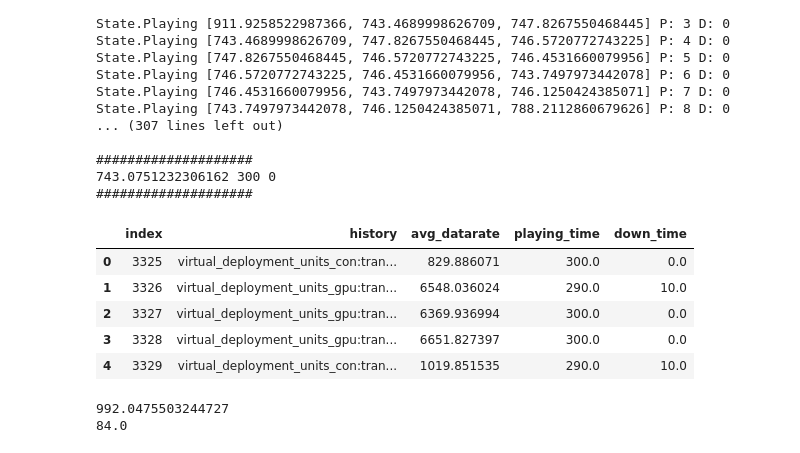
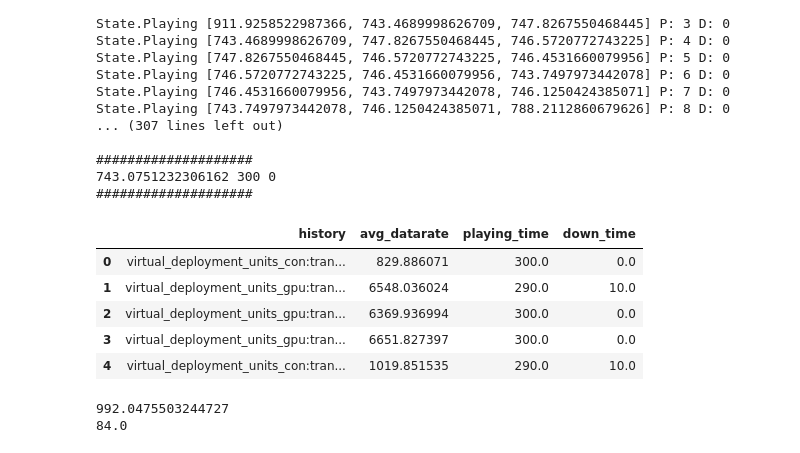
Before and after one commit to CN-UPB/Pishahang, a Jupyter notebook: pish-examples/experiment-client/app/vlc_experiment_client.ipynb, the cells around one changed output. Drawn from its saved outputs; the diff is of its cells as text; code cells hidden in the pictures.

```diff
--- a/pish-examples/experiment-client/app/vlc_experiment_client.ipynb
+++ b/pish-examples/experiment-client/app/vlc_experiment_client.ipynb
@@ -335,15 +336,16 @@ State.Playing [743.7497973442078, 746.1250424385071, 788.2112860679626] P: 8 D:
 743.0751232306162 300 0
 ####################
 # %%
+history_trace = history_trace.drop('index', axis=1)
 history_trace.to_csv('./data/{}_{}m_history_qos_results.csv'.format(EXPERIMENT_START_TIME, LOOK_AHEAD))
 history_trace.head()
 # %% [output]
-|  | index | history | avg_datarate | playing_time | down_time |
-| 0 | 3325 | virtual_deployment_units_con:tran... | 829.886071 | 300.0 | 0.0 |
-| 1 | 3326 | virtual_deployment_units_gpu:tran... | 6548.036024 | 290.0 | 10.0 |
-| 2 | 3327 | virtual_deployment_units_gpu:tran... | 6369.936994 | 300.0 | 0.0 |
-| 3 | 3328 | virtual_deployment_units_gpu:tran... | 6651.827397 | 300.0 | 0.0 |
-| 4 | 3329 | virtual_deployment_units_con:tran... | 1019.851535 | 290.0 | 10.0 |
+|  | history | avg_datarate | playing_time | down_time |
+| 0 | virtual_deployment_units_con:tran... | 829.886071 | 300.0 | 0.0 |
+| 1 | virtual_deployment_units_gpu:tran... | 6548.036024 | 290.0 | 10.0 |
+| 2 | virtual_deployment_units_gpu:tran... | 6369.936994 | 300.0 | 0.0 |
+| 3 | virtual_deployment_units_gpu:tran... | 6651.827397 | 300.0 | 0.0 |
+| 4 | virtual_deployment_units_con:tran... | 1019.851535 | 290.0 | 10.0 |
 # %%
 fig, ax1 = plt.subplots(figsize=(10,5))
 plt.xticks(rotation=90)
```
Also changed, not shown: parts of 1 cell of this notebook, 2 other files.
